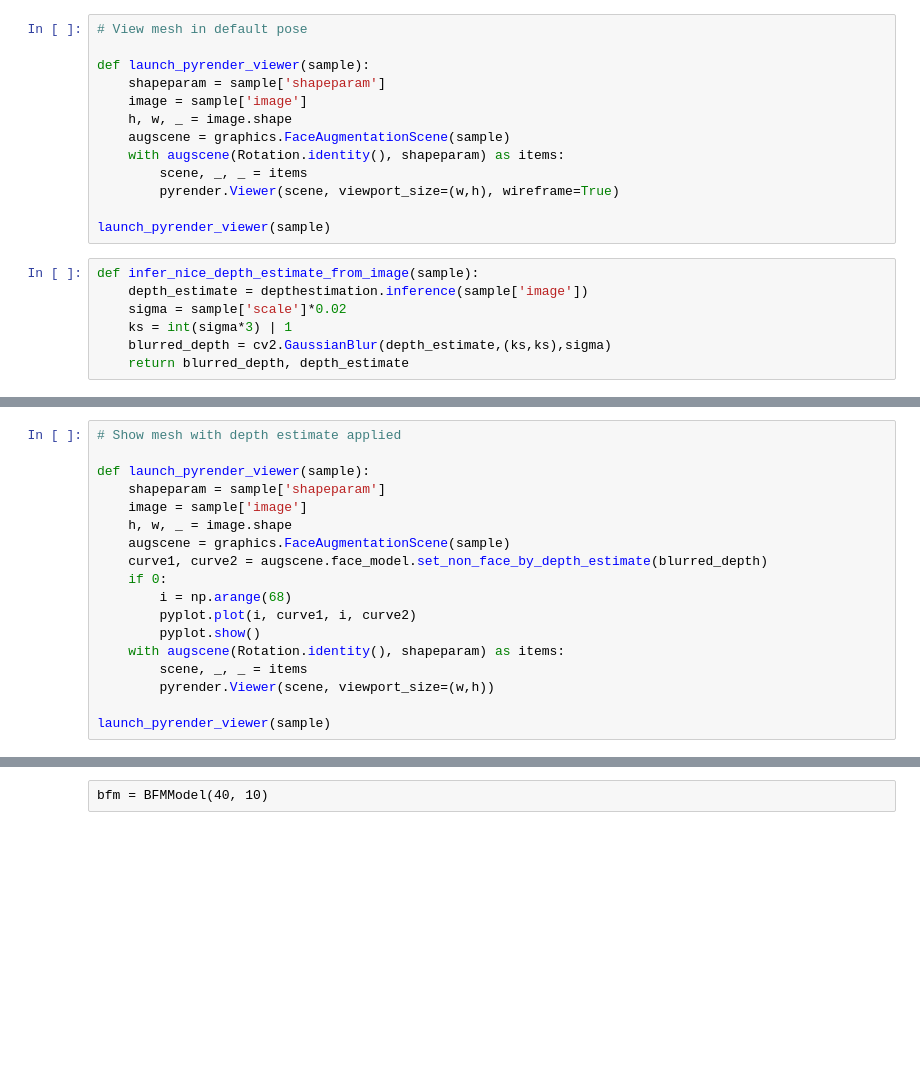
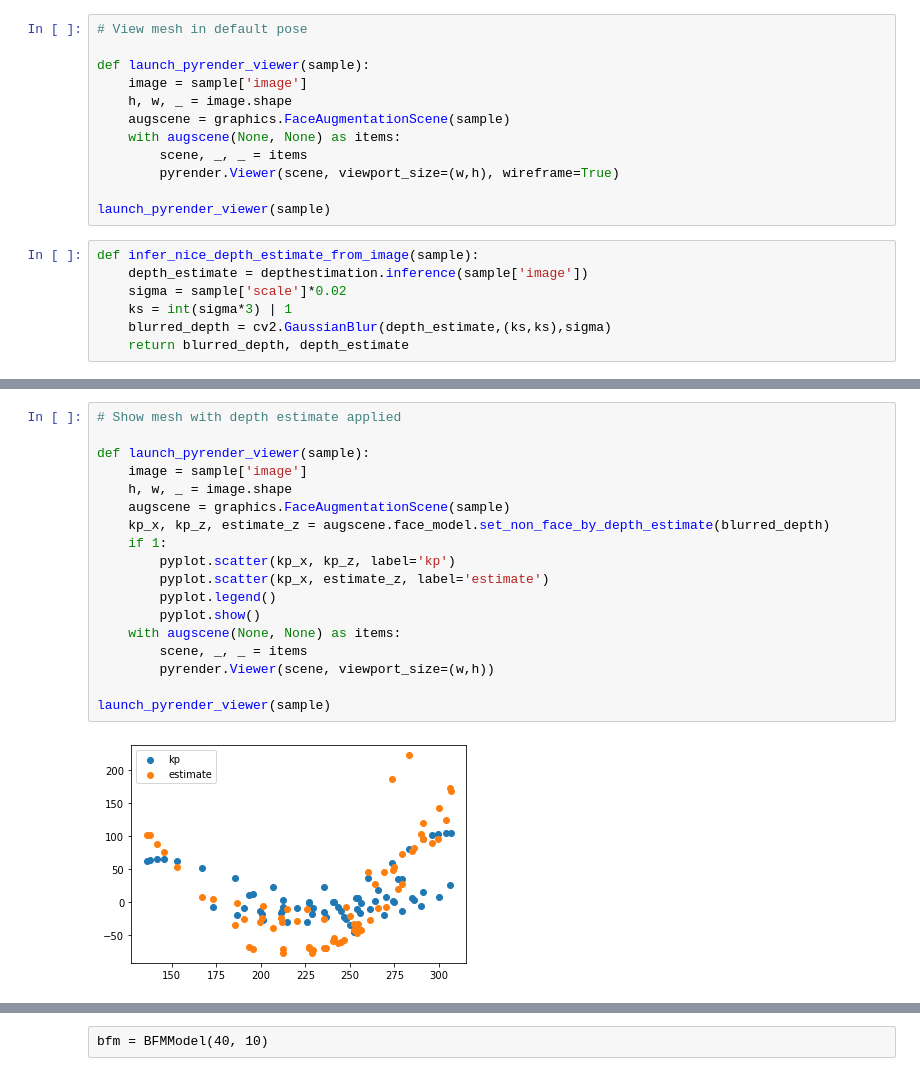
Before and after one commit to DaWelter/face-3d-rotation-augmentation, a Jupyter notebook: demo.ipynb, the cells around one changed output, grey strips where cells are left out. Cells and saved outputs as stored; diff of their text form; blank space fills up the shorter version.

```diff
--- a/demo.ipynb
+++ b/demo.ipynb
@@ -49,11 +49,10 @@ reload(graphics)
 # View mesh in default pose
 
 def launch_pyrender_viewer(sample):
-    shapeparam = sample['shapeparam']
     image = sample['image']
     h, w, _ = image.shape
     augscene = graphics.FaceAugmentationScene(sample)
-    with augscene(Rotation.identity(), shapeparam) as items:
+    with augscene(None, None) as items:
         scene, _, _ = items
         pyrender.Viewer(scene, viewport_size=(w,h), wireframe=True)
 
@@ -76,21 +75,23 @@ ax2.imshow(blurred_depth)
 # %%
 # Show mesh with depth estimate applied
 
 def launch_pyrender_viewer(sample):
-    shapeparam = sample['shapeparam']
     image = sample['image']
     h, w, _ = image.shape
     augscene = graphics.FaceAugmentationScene(sample)
-    curve1, curve2 = augscene.face_model.set_non_face_by_depth_estimate(blurred_depth)
-    if 0:
-        i = np.arange(68)
-        pyplot.plot(i, curve1, i, curve2)
+    kp_x, kp_z, estimate_z = augscene.face_model.set_non_face_by_depth_estimate(blurred_depth)
+    if 1:
+        pyplot.scatter(kp_x, kp_z, label='kp')
+        pyplot.scatter(kp_x, estimate_z, label='estimate')
+        pyplot.legend()
         pyplot.show()
-    with augscene(Rotation.identity(), shapeparam) as items:
+    with augscene(None, None) as items:
         scene, _, _ = items
         pyrender.Viewer(scene, viewport_size=(w,h))
 
 launch_pyrender_viewer(sample)
+# %% [output]
+[figure, added]
 # %%
 # Apply rotation augmentation and show frontal view.
 # Add UI to adjust rotation.
```
Also changed, not shown: parts of 5 cells of this notebook, 5 other files.
